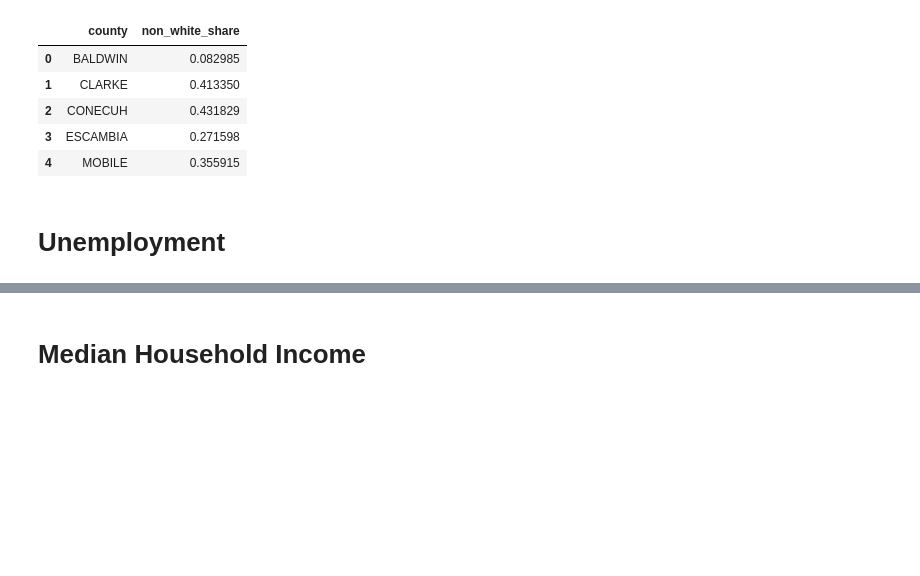
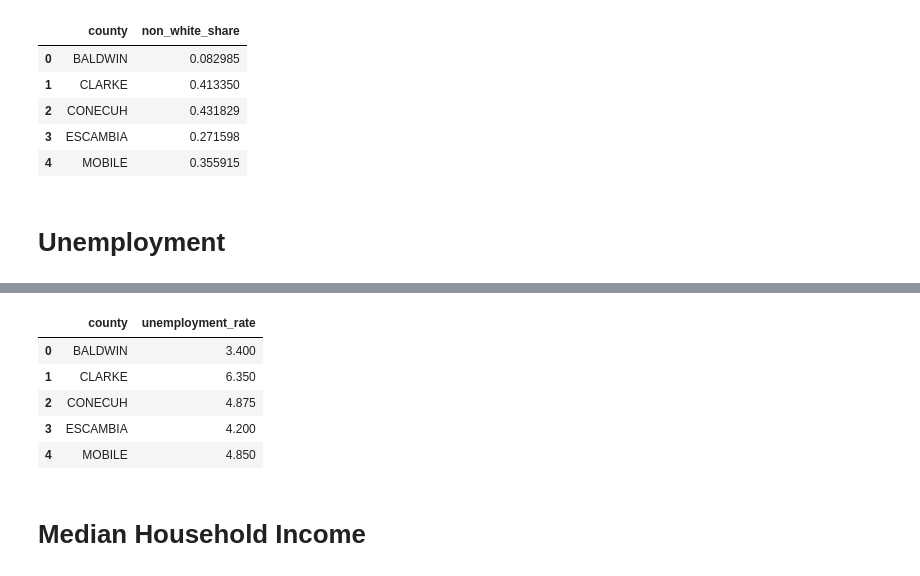
Before and after one commit to lacarabela/GC-CPRI, a Jupyter notebook: notebooks/01_merge_and_feature_build.ipynb, the cells around one changed output, grey strips where cells are left out. Drawn from its saved outputs; the diff is of its cells as text; code cells hidden in the pictures; blank space fills up the shorter version.

```diff
--- a/notebooks/01_merge_and_feature_build.ipynb
+++ b/notebooks/01_merge_and_feature_build.ipynb
@@ -383,6 +484,45 @@ unemployment_sub.head()
 | 2 | CONECUH | 3.5 |
 | 3 | ESCAMBIA | 3.1 |
 | 4 | MOBILE | 3.1 |
+# %%
+unemployment_combined = unemployment_2023_sub.merge(
+    unemployment_2022_sub,
+    on="county",
+    how="inner"
+)
+
+unemployment_combined = unemployment_combined.merge(
+    unemployment_2021_sub,
+    on="county",
+    how="inner"
+)
+
+unemployment_combined = unemployment_combined.merge(
+    unemployment_2020_sub,
+    on="county",
+    how="inner"
+)
+
+unemployment_combined["unemployment_rate"] = (
+    unemployment_combined["unemployment_rate_2023"] +
+    unemployment_combined["unemployment_rate_2022"] +
+    unemployment_combined["unemployment_rate_2021"] +
+    unemployment_combined["unemployment_rate_2020"]
+) / 4
+
+unemployment_sub = unemployment_combined[[
+    "county",
+    "unemployment_rate"
+]].copy()
+
+unemployment_sub.head()
+# %% [output]
+|  | county | unemployment_rate |
+| 0 | BALDWIN | 3.400 |
+| 1 | CLARKE | 6.350 |
+| 2 | CONECUH | 4.875 |
+| 3 | ESCAMBIA | 4.200 |
+| 4 | MOBILE | 4.850 |
 # %% [markdown]
 # Median Household Income
 # %%
```
Also changed, not shown: parts of 4 cells of this notebook, 8 other files.
